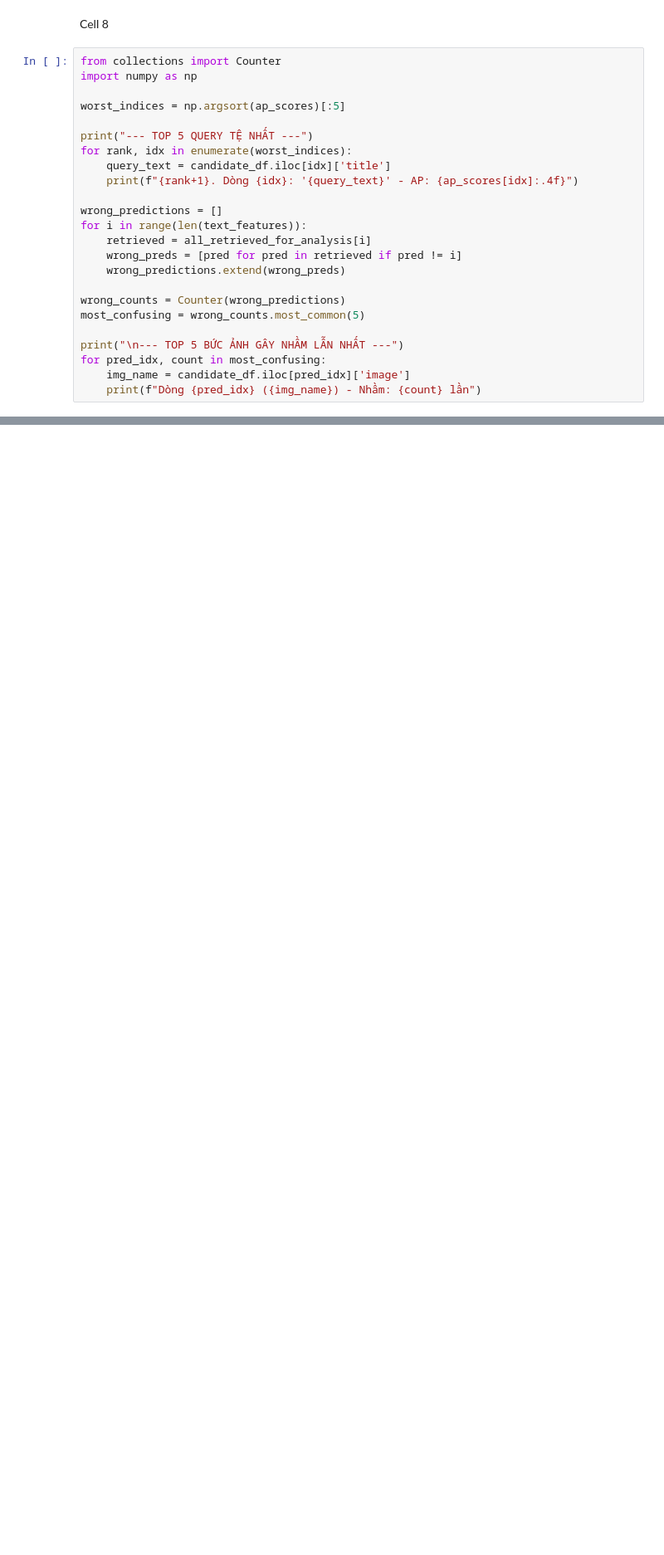
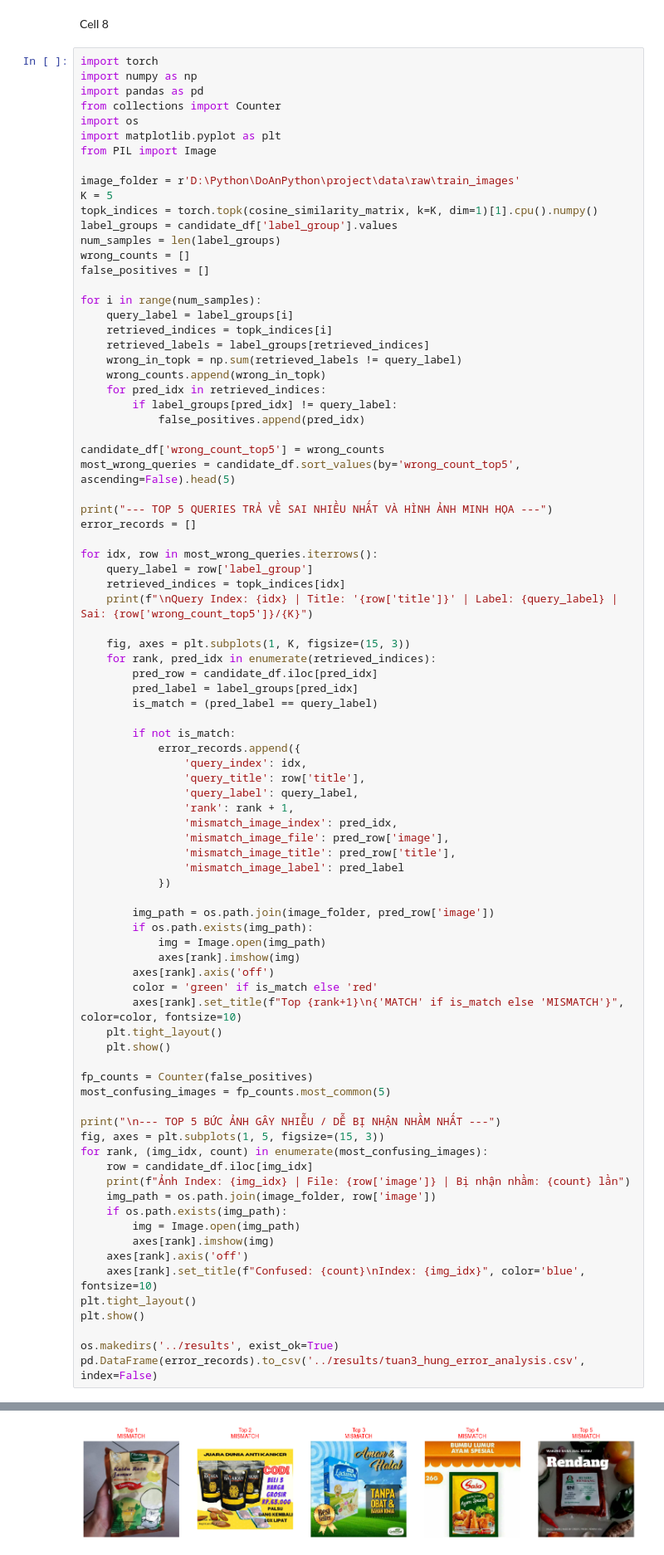
Before and after one commit to MaGiaVy/DoAnPython, a Jupyter notebook: project/notebooks/Tuan3_KhanhHung_CLIP.ipynb, the cells around one changed output, grey strips where cells are left out. Shown at 83% size. Drawn from its saved outputs; the diff is of its cells as text; blank space fills up the shorter version.

```diff
--- a/project/notebooks/Tuan3_KhanhHung_CLIP.ipynb
+++ b/project/notebooks/Tuan3_KhanhHung_CLIP.ipynb
@@ -356,27 +285,88 @@ Query: COD \xe3\x80\x90Bayar di Tempat\xe3\x80\x91IINS Fashion Mata Kucing Wanit
 # %% [markdown]
 Cell 8
 # %%
+import torch
+import numpy as np
+import pandas as pd
 from collections import Counter
-import numpy as np
+import os
+import matplotlib.pyplot as plt
+from PIL import Image
 
-worst_indices = np.argsort(ap_scores)[:5]
+image_folder = r'D:\Python\DoAnPython\project\data\raw\train_images'
+K = 5
+topk_indices = torch.topk(cosine_similarity_matrix, k=K, dim=1)[1].cpu().numpy()
+label_groups = candidate_df['label_group'].values
+num_samples = len(label_groups)
+wrong_counts = []
+false_positives = []
 
-print("--- TOP 5 QUERY TỆ NHẤT ---")
-for rank, idx in enumerate(worst_indices):
-    query_text = candidate_df.iloc[idx]['title']
-    print(f"{rank+1}. Dòng {idx}: '{query_text}' - AP: {ap_scores[idx]:.4f}")
+for i in range(num_samples):
+    query_label = label_groups[i]
+    retrieved_indices = topk_indices[i]
+    retrieved_labels = label_groups[retrieved_indices]
+    wrong_in_topk = np.sum(retrieved_labels != query_label)
+    wrong_counts.append(wrong_in_topk)
+    for pred_idx in retrieved_indices:
+        if label_groups[pred_idx] != query_label:
+            false_positives.append(pred_idx)
 
-wrong_predictions = []
-for i in range(len(text_features)):
-    retrieved = all_retrieved_for_analysis[i]
-    wrong_preds = [pred for pred in retrieved if pred != i]
-    wrong_predictions.extend(wrong_preds)
+candidate_df['wrong_count_top5'] = wrong_counts
+most_wrong_queries = candidate_df.sort_values(by='wrong_count_top5', ascending=False).head(5)
 
-wrong_counts = Counter(wrong_predictions)
-most_confusing = wrong_counts.most_common(5)
+print("--- TOP 5 QUERIES TRẢ VỀ SAI NHIỀU NHẤT VÀ HÌNH ẢNH MINH HỌA ---")
+error_records = []
 
-print("\n--- TOP 5 BỨC ẢNH GÂY NHẦM LẪN NHẤT ---")
-for pred_idx, count in most_confusing:
-    img_name = candidate_df.iloc[pred_idx]['image']
-    print(f"Dòng {pred_idx} ({img_name}) - Nhầm: {count} lần")
+for idx, row in most_wrong_queries.iterrows():
+    query_label = row['label_group']
+    retrieved_indices = topk_indices[idx]
+    print(f"\nQuery Index: {idx} | Title: '{row['title']}' | Label: {query_label} | Sai: {row['wrong_count_top5']}/{K}")
+
+    fig, axes = plt.subplots(1, K, figsize=(15, 3))
+    for rank, pred_idx in enumerate(retrieved_indices):
+        pred_row = candidate_df.iloc[pred_idx]
+        pred_label = label_groups[pred_idx]
+        is_match = (pred_label == query_label)
+
+        if not is_match:
+            error_records.append({
+                'query_index': idx,
+                'query_title': row['title'],
+                'query_label': query_label,
+                'rank': rank + 1,
+                'mismatch_image_index': pred_idx,
+                'mismatch_image_file': pred_row['image'],
+                'mismatch_image_title': pred_row['title'],
+                'mismatch_image_label': pred_label
+            })
+
+        img_path = os.path.join(image_folder, pred_row['image'])
+        if os.path.exists(img_path):
+            img = Image.open(img_path)
+            axes[rank].imshow(img)
+        axes[rank].axis('off')
+        color = 'green' if is_match else 'red'
+        axes[rank].set_title(f"Top {rank+1}\n{'MATCH' if is_match else 'MISMATCH'}", color=color, fontsize=10)
+    plt.tight_layout()
+    plt.show()
+
+fp_counts = Counter(false_positives)
+most_confusing_images = fp_counts.most_common(5)
+
+print("\n--- TOP 5 BỨC ẢNH GÂY NHIỄU / DỄ BỊ NHẬN NHẦM NHẤT ---")
+fig, axes = plt.subplots(1, 5, figsize=(15, 3))
+for rank, (img_idx, count) in enumerate(most_confusing_images):
+    row = candidate_df.iloc[img_idx]
+    print(f"Ảnh Index: {img_idx} | File: {row['image']} | Bị nhận nhầm: {count} lần")
+    img_path = os.path.join(image_folder, row['image'])
+    if os.path.exists(img_path):
+        img = Image.open(img_path)
+        axes[rank].imshow(img)
+    axes[rank].axis('off')
+    axes[rank].set_title(f"Confused: {count}\nIndex: {img_idx}", color='blue', fontsize=10)
+plt.tight_layout()
+plt.show()
+
+os.makedirs('../results', exist_ok=True)
+pd.DataFrame(error_records).to_csv('../results/tuan3_hung_error_analysis.csv', index=False)
 # %% [output]
@@ -395,0 +376 @@ Dòng 29045 (d969afd70dd69f25a96b9d795774cb0a.jpg) - Nhầm: 231 lần
+[figure, added]
```
Also changed, not shown: parts of 3 cells of this notebook.
